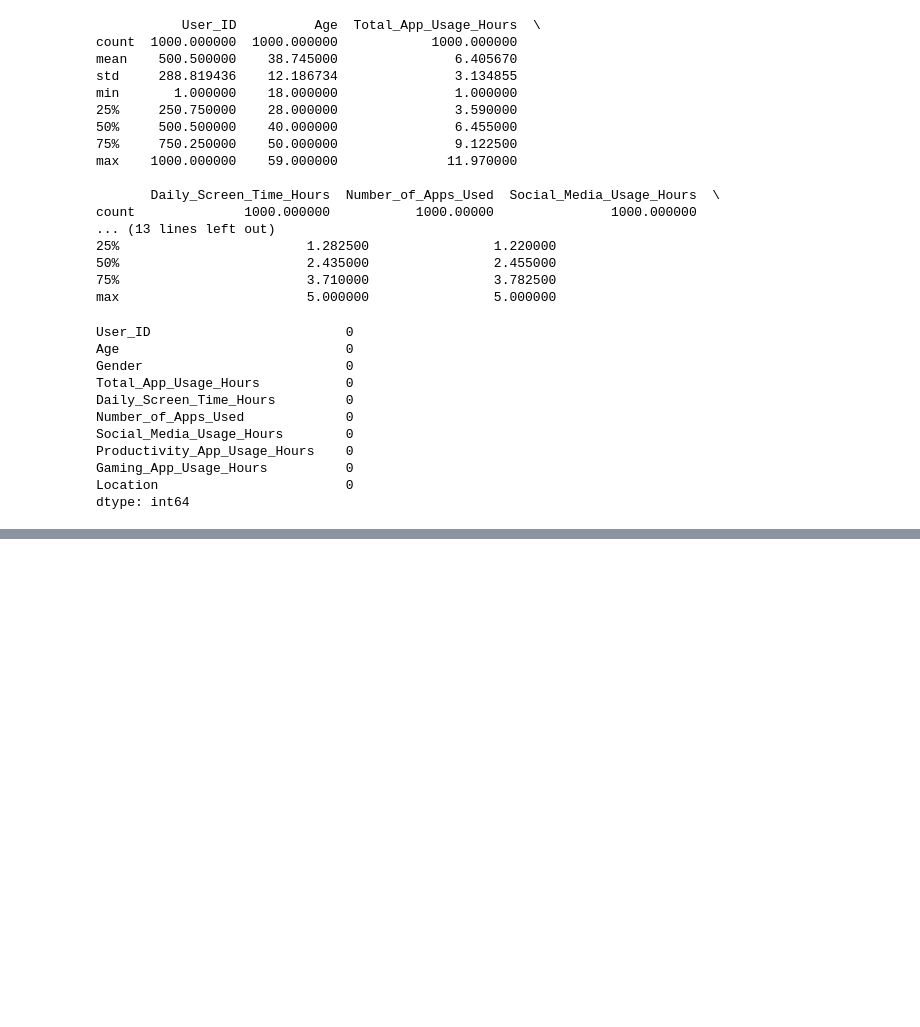
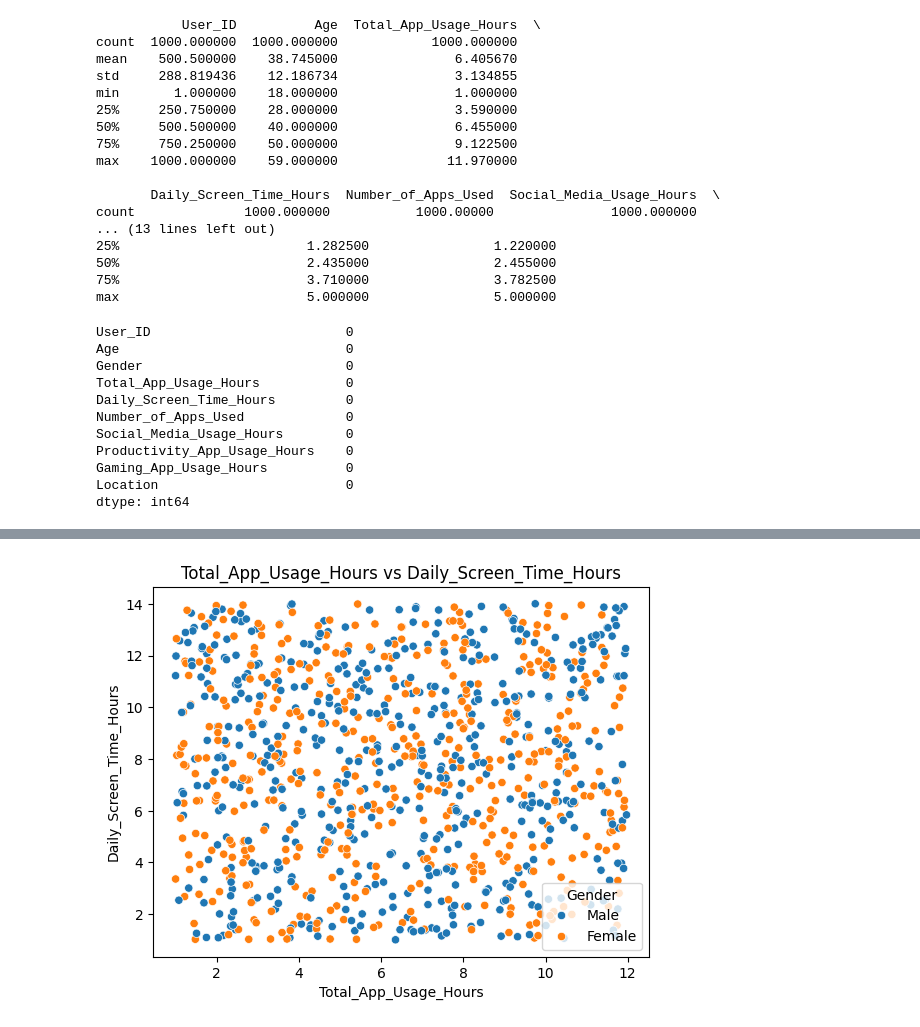
Before and after one commit to Vicky-peace/mobile-device-usage--analysis, a Jupyter notebook: smartphone_usage1.ipynb, the cells around one changed output, grey strips where cells are left out. Drawn from its saved outputs; the diff is of its cells as text; code cells hidden in the pictures; blank space fills up the shorter version.

```diff
--- a/smartphone_usage1.ipynb
+++ b/smartphone_usage1.ipynb
@@ -144,0 +159,11 @@ dtype: int64
+# %%
+import matplotlib.pyplot as plt
+import seaborn as sns
+
+sns.scatterplot(data=data, x='Total_App_Usage_Hours', y='Daily_Screen_Time_Hours', hue='Gender')
+plt.xlabel('Total_App_Usage_Hours')
+plt.ylabel('Daily_Screen_Time_Hours')
+plt.title('Total_App_Usage_Hours vs Daily_Screen_Time_Hours')
+plt.show()
+# %% [output]
+[figure, added]
```
Also changed, not shown: parts of 4 cells of this notebook.
